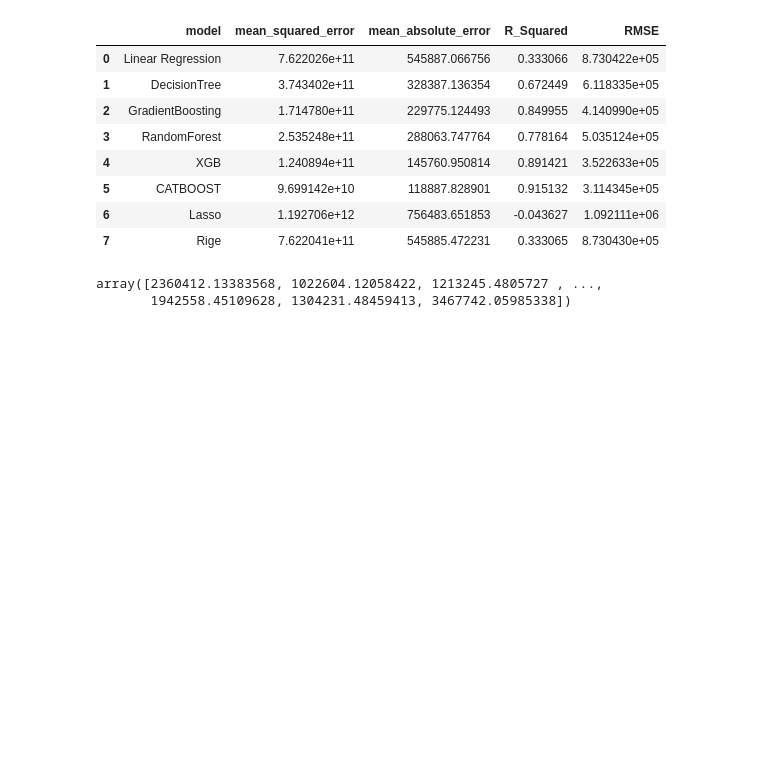
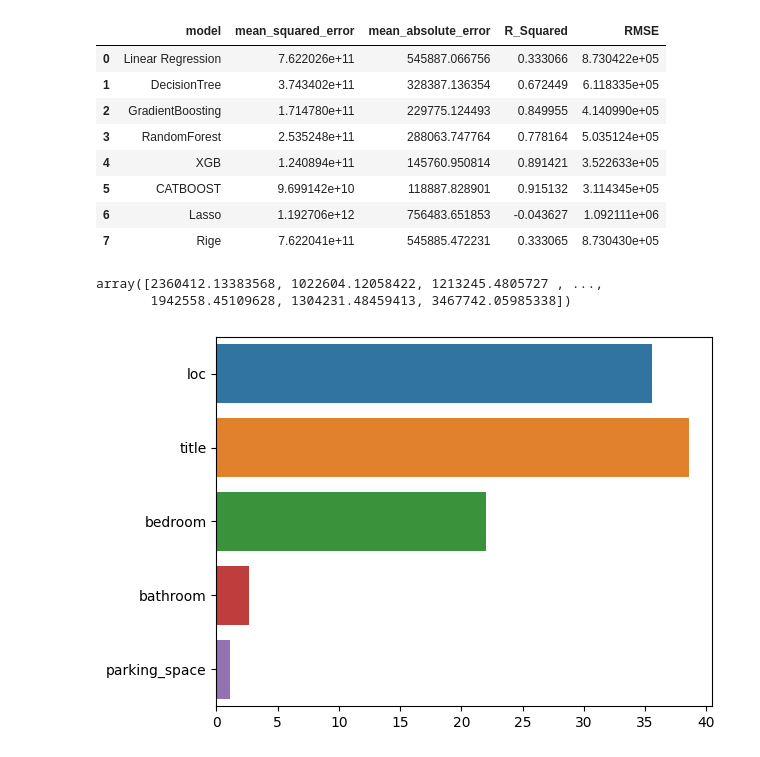
Before and after one commit to oadeniran/DSN-AI-BOOTCAMP23, a Jupyter notebook: Zindi_2023_dsn.ipynb, the cells around one changed output. Drawn from its saved outputs; the diff is of its cells as text; code cells hidden in the pictures; blank space fills up the shorter version.

```diff
--- a/Zindi_2023_dsn.ipynb
+++ b/Zindi_2023_dsn.ipynb
@@ -531,7 +531,7 @@ def gen_test_preds(model_name, test_data, train_d, target):
   ind = names.index(model_name) # get the model correspondimg to model name passed in tehn fit on data and return predictions
   model = models[ind]
   preds = model.fit(train_d, target).predict(test_data)
-  return preds
+  return preds, model
 # %% [markdown]
 ## Trainings and evaluations
 # %%
@@ -672,13 +672,20 @@ res
 | 6 | Lasso | 1.192706e+12 | 756483.651853 | -0.043627 | 1.092111e+06 |
 | 7 | Rige | 7.622041e+11 | 545885.472231 | 0.333065 | 8.730430e+05 |
 # %%
-preds = gen_test_preds("CATBOOST", test_cpy_dropped, X, scaled_y)
+preds, model = gen_test_preds("CATBOOST", test_cpy_dropped, X, scaled_y)
 # %%
 preds_f = np.expm1(preds)
 preds_f
 # %% [output]
 array([2360412.13383568, 1022604.12058422, 1213245.4805727 , ...,
        1942558.45109628, 1304231.48459413, 3467742.05985338])
+# %%
+feats = X.columns
+imp_dict = {model.feature_importances_[i]:feats[i] for i in range(len(feats))}
+sns.barplot(x = list(imp_dict.keys()), y  = list(imp_dict.values()))
+plt.savefig('imp.jpg')
+# %% [output]
+[figure, added]
 # %%
 sub = pd.DataFrame()
 sub["ID"] = test_cpy_dropped["ID"]
```
